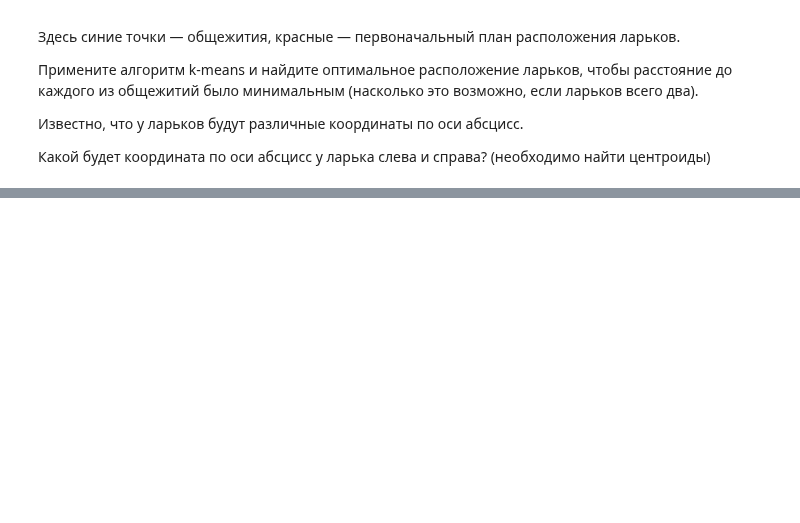
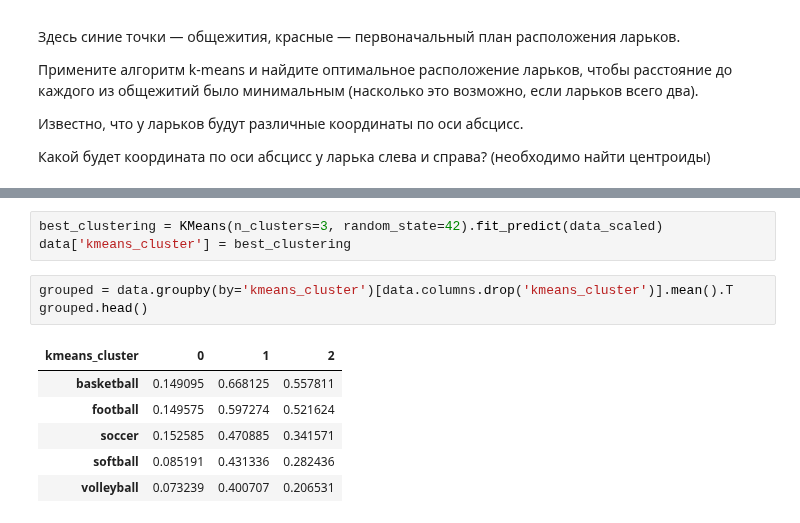
Before and after one commit to ScReameer/DS-learning, a Jupyter notebook: Math/Block-6/Module-10. Clustering and dimension reduction/Practice.ipynb, the cells around one changed output, grey strips where cells are left out. Saved outputs shown, nothing was run; the diff lists cells and outputs as text; blank space fills up the shorter version.

```diff
--- a/Math/Block-6/Module-10. Clustering and dimension reduction/Practice.ipynb
+++ b/Math/Block-6/Module-10. Clustering and dimension reduction/Practice.ipynb
@@ -39,0 +127,13 @@ print(km_model.cluster_centers_)
+# %%
+best_clustering = KMeans(n_clusters=3, random_state=42).fit_predict(data_scaled)
+data['kmeans_cluster'] = best_clustering
+# %%
+grouped = data.groupby(by='kmeans_cluster')[data.columns.drop('kmeans_cluster')].mean().T
+grouped.head()
+# %% [output]
+| kmeans_cluster | 0 | 1 | 2 |
+| basketball | 0.149095 | 0.668125 | 0.557811 |
+| football | 0.149575 | 0.597274 | 0.521624 |
+| soccer | 0.152585 | 0.470885 | 0.341571 |
+| softball | 0.085191 | 0.431336 | 0.282436 |
+| volleyball | 0.073239 | 0.400707 | 0.206531 |
```
Also changed, not shown: parts of 19 cells of this notebook, 1 other file.
